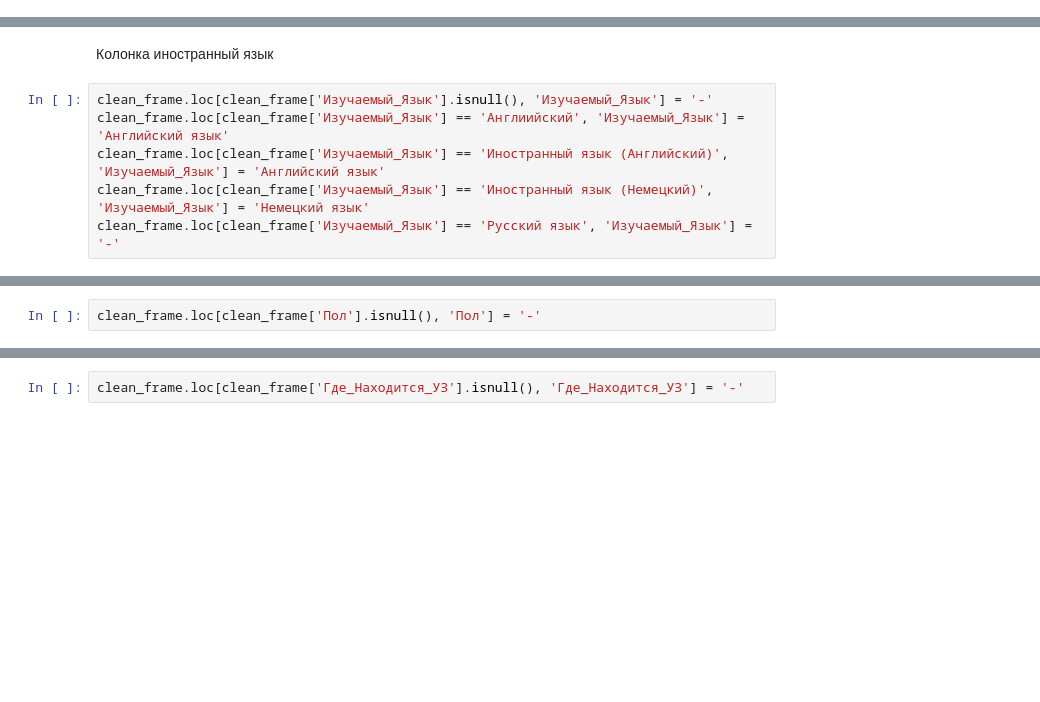
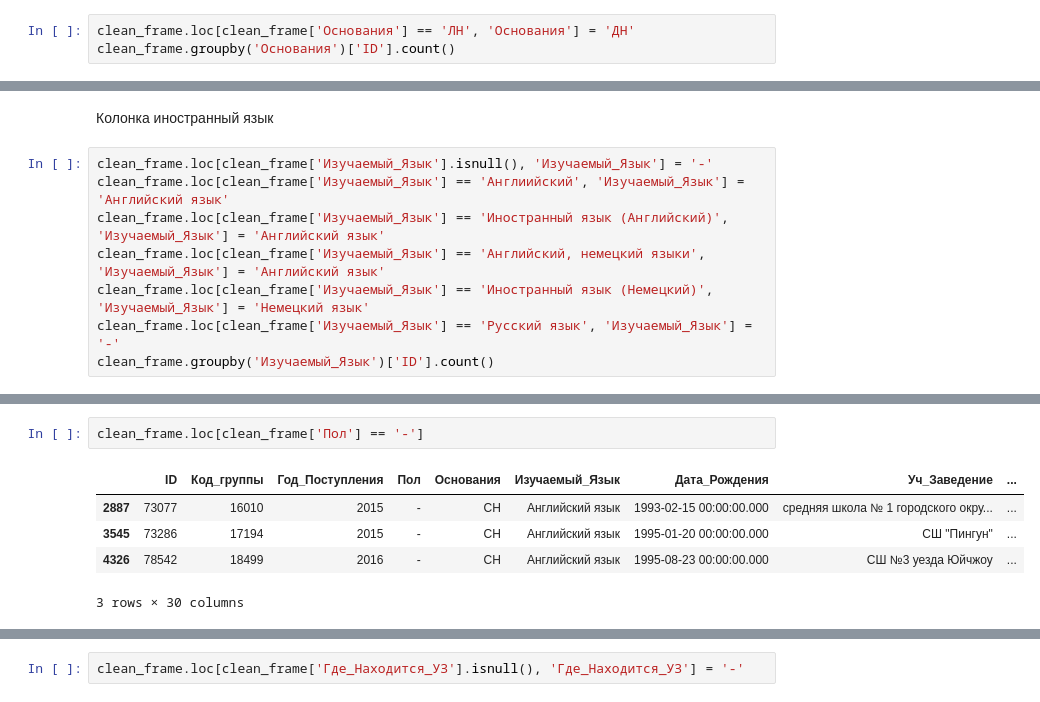
Before and after one commit to RomanZorkin/digital_match_altay, a Jupyter notebook: notebooks/prepare_testDS.ipynb, the cells around one changed output, grey strips where cells are left out. Cells and saved outputs as stored; diff of their text form; blank space fills up the shorter version.

```diff
--- a/notebooks/prepare_testDS.ipynb
+++ b/notebooks/prepare_testDS.ipynb
@@ -198,3 +196,6 @@ asu_frame.groupby('Код_группы')['ID'].count().max()
 clean_frame = pd.DataFrame()
 # %%
 clean_frame = asu_frame.copy()
+# %%
+clean_frame.loc[clean_frame['Основания'] == 'ЛН', 'Основания'] = 'ДН'
+clean_frame.groupby('Основания')['ID'].count()
@@ -204,5 +213,7 @@ clean_frame = asu_frame.copy()
 clean_frame.loc[clean_frame['Изучаемый_Язык'].isnull(), 'Изучаемый_Язык'] = '-'
 clean_frame.loc[clean_frame['Изучаемый_Язык'] == 'Англиийский', 'Изучаемый_Язык'] = 'Английский язык'
 clean_frame.loc[clean_frame['Изучаемый_Язык'] == 'Иностранный язык (Английский)', 'Изучаемый_Язык'] = 'Английский язык'
+clean_frame.loc[clean_frame['Изучаемый_Язык'] == 'Английский, немецкий языки', 'Изучаемый_Язык'] = 'Английский язык'
 clean_frame.loc[clean_frame['Изучаемый_Язык'] == 'Иностранный язык (Немецкий)', 'Изучаемый_Язык'] = 'Немецкий язык'
 clean_frame.loc[clean_frame['Изучаемый_Язык'] == 'Русский язык', 'Изучаемый_Язык'] = '-'
+clean_frame.groupby('Изучаемый_Язык')['ID'].count()
@@ -209,4 +236,10 @@ clean_frame.loc[clean_frame['Изучаемый_Язык'] == 'Русский я
 # %%
-clean_frame.loc[clean_frame['Пол'].isnull(), 'Пол'] = '-'
+clean_frame.loc[clean_frame['Пол'] == '-']
+# %% [output]
+|  | ID | Код_группы | Год_Поступления | Пол | Основания | Изучаемый_Язык | Дата_Рождения | Уч_Заведение | ... |
+| 2887 | 73077 | 16010 | 2015 | - | СН | Английский язык | 1993-02-15 00:00:00.000 | средняя школа № 1 городского окру... | ... |
+| 3545 | 73286 | 17194 | 2015 | - | СН | Английский язык | 1995-01-20 00:00:00.000 | СШ "Пингун" | ... |
+| 4326 | 78542 | 18499 | 2016 | - | СН | Английский язык | 1995-08-23 00:00:00.000 | СШ №3 уезда Юйчжоу | ... |
+3 rows × 30 columns
 # %%
 clean_frame.loc[clean_frame['Уч_Заведение'].isnull(), 'Уч_Заведение'] = '-'
```
Also changed, not shown: parts of 63 cells of this notebook.
